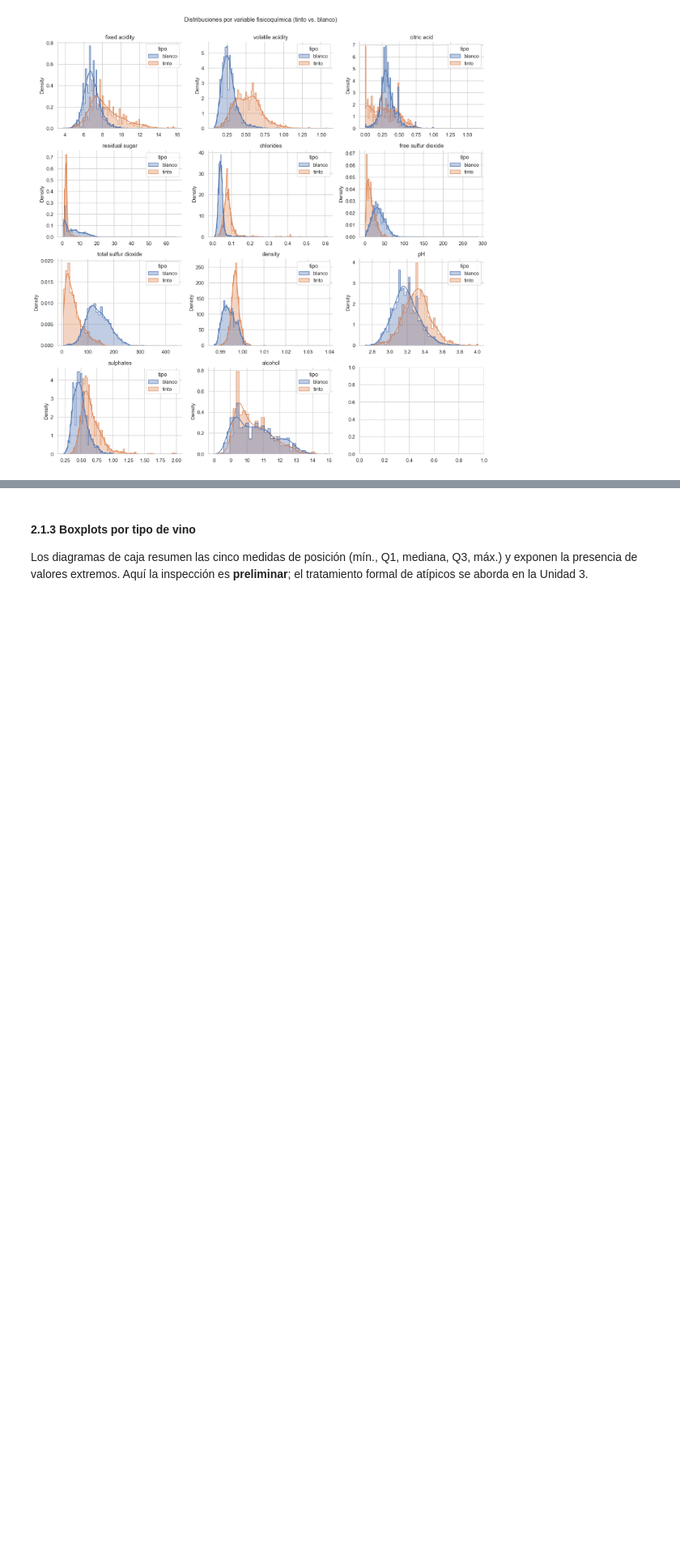
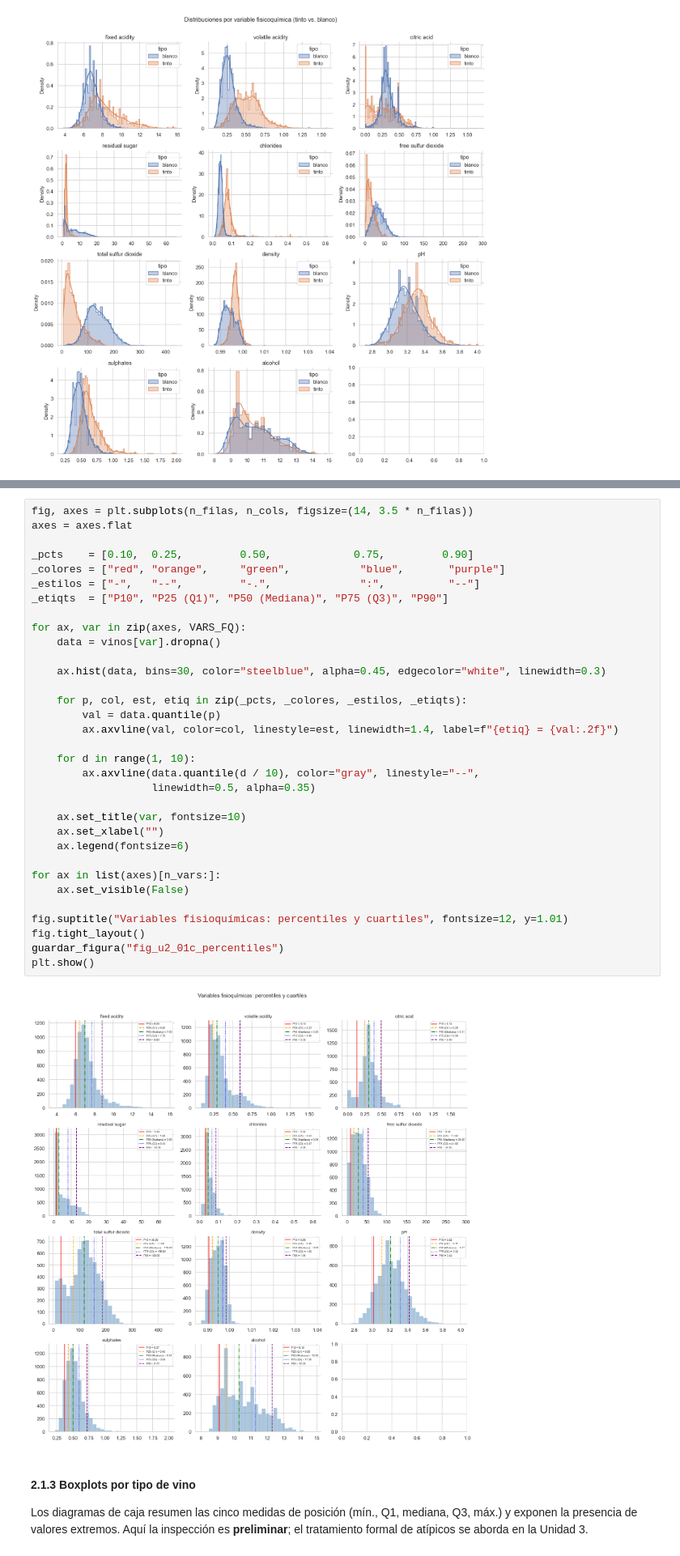
Before and after one commit to caamilo03/wine-quality, a Jupyter notebook: proyecto_aula/proyecto_wine_quality.ipynb, the cells around one changed output, grey strips where cells are left out. Shown at 81% size. Drawn from its saved outputs; the diff is of its cells as text; blank space fills up the shorter version.

```diff
--- a/proyecto_aula/proyecto_wine_quality.ipynb
+++ b/proyecto_aula/proyecto_wine_quality.ipynb
@@ -378,3 +422,38 @@ plt.show()
+# %%
+fig, axes = plt.subplots(n_filas, n_cols, figsize=(14, 3.5 * n_filas))
+axes = axes.flat
+
+_pcts    = [0.10,  0.25,         0.50,             0.75,         0.90]
+_colores = ["red", "orange",     "green",           "blue",       "purple"]
+_estilos = ["-",   "--",         "-.",              ":",          "--"]
+_etiqts  = ["P10", "P25 (Q1)", "P50 (Mediana)", "P75 (Q3)", "P90"]
+
+for ax, var in zip(axes, VARS_FQ):
+    data = vinos[var].dropna()
+
+    ax.hist(data, bins=30, color="steelblue", alpha=0.45, edgecolor="white", linewidth=0.3)
+
+    for p, col, est, etiq in zip(_pcts, _colores, _estilos, _etiqts):
+        val = data.quantile(p)
+        ax.axvline(val, color=col, linestyle=est, linewidth=1.4, label=f"{etiq} = {val:.2f}")
+
+    for d in range(1, 10):
+        ax.axvline(data.quantile(d / 10), color="gray", linestyle="--",
+                   linewidth=0.5, alpha=0.35)
+
+    ax.set_title(var, fontsize=10)
+    ax.set_xlabel("")
+    ax.legend(fontsize=6)
+
+for ax in list(axes)[n_vars:]:
+    ax.set_visible(False)
+
+fig.suptitle("Variables fisioquímicas: percentiles y cuartiles", fontsize=12, y=1.01)
+fig.tight_layout()
+guardar_figura("fig_u2_01c_percentiles")
+plt.show()
+# %% [output]
+[figure, added]
 # %% [markdown]
 #### 2.1.3 Boxplots por tipo de vino
 
```
Also changed, not shown: parts of 50 cells of this notebook, 11 other files.
